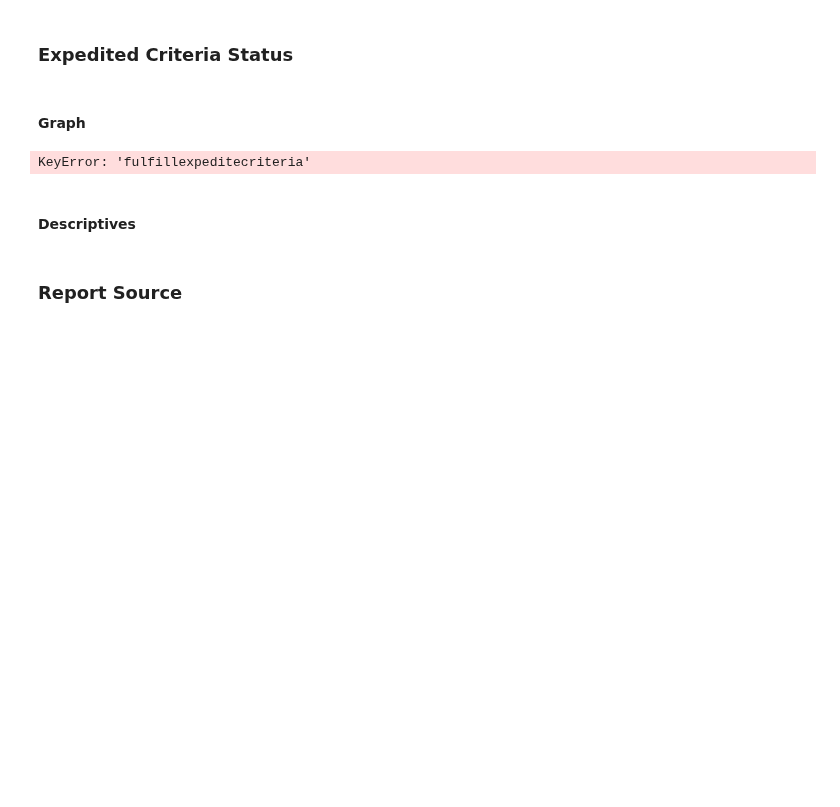
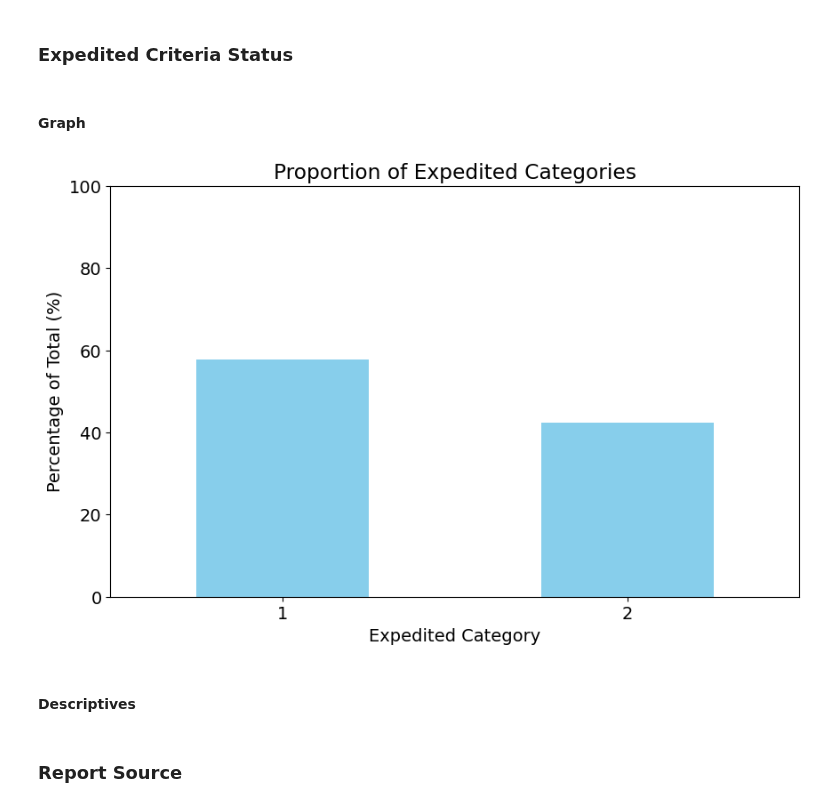
Before and after one commit to teamlunarlanding/Pharma-Drug-Surveillance, a Jupyter notebook: DataExploration.ipynb, the cells around one changed output. Cells and saved outputs as stored; diff of their text form; code cells hidden in the pictures; blank space fills up the shorter version.

```diff
--- a/DataExploration.ipynb
+++ b/DataExploration.ipynb
@@ -395,27 +418,27 @@ Name: serious, dtype: float64
 #### Graph
 # %%
 # Count the frequency of each category
-category_counts = events['fulfillexpeditecriteria'].value_counts()
+category_counts = events['expedited'].value_counts()
 
 # Calculate the percentages
 total = len(events)
 percentages = (category_counts / total) * 100
 
 # Text size
 plt.rcParams.update({'font.size': 14})
 
 # Plotting the frequency bar plot
 plt.figure(figsize=(10, 6))
 bars = percentages.plot(kind='bar', color='skyblue')
 plt.title('Proportion of Expedited Categories')
 plt.xlabel('Expedited Category')
 plt.ylabel('Percentage of Total (%)')
 plt.ylim(0, 100)
 plt.xticks(rotation=0)
 
 plt.show()
 # %% [output]
-KeyError: 'fulfillexpeditecriteria'
+[figure, added]
 # %% [markdown]
 #### Descriptives
 # %%
```
Also changed, not shown: parts of 71 cells of this notebook, 2 other files.
